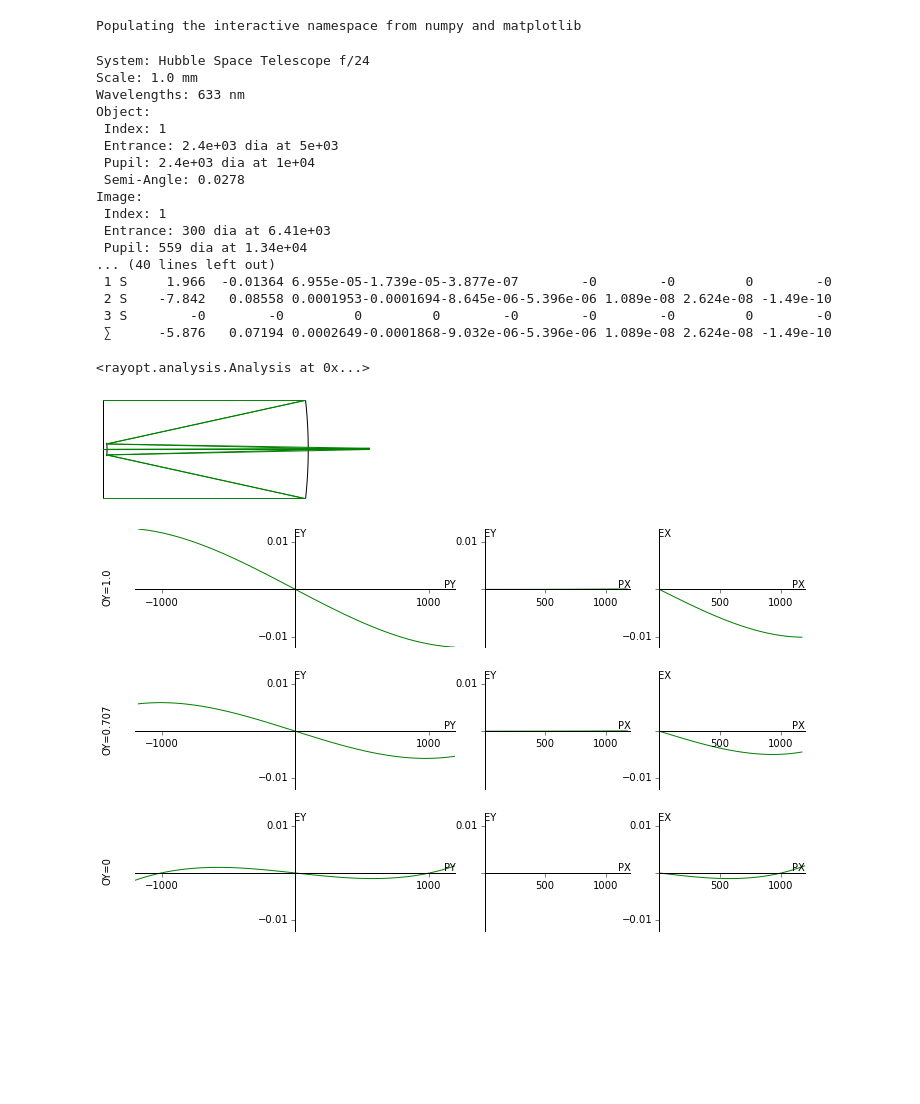
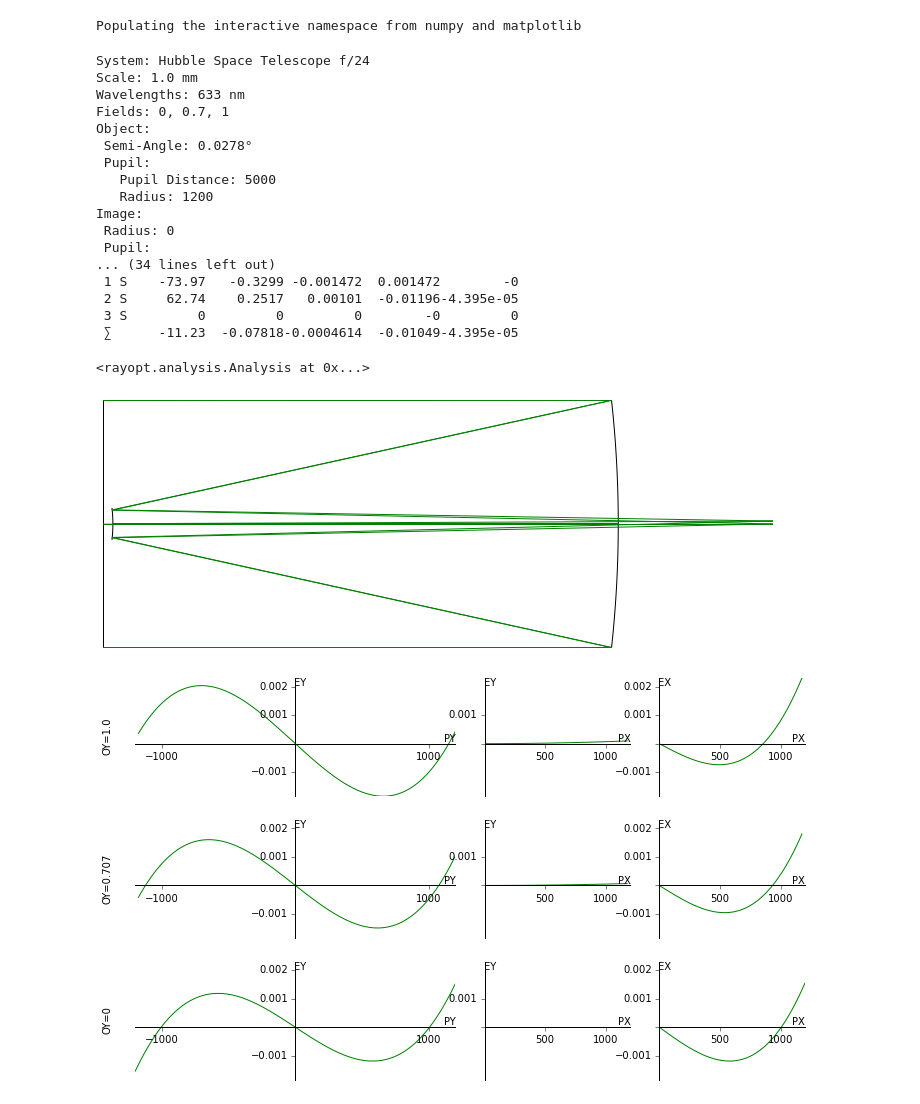
Before and after one commit to quartiq/rayopt-notebooks, a Jupyter notebook: hubble_space_telescope.ipynb, the cells around one changed output. Saved outputs shown, nothing was run; the diff lists cells and outputs as text; code cells hidden in the pictures; blank space fills up the shorter version.

```diff
--- a/hubble_space_telescope.ipynb
+++ b/hubble_space_telescope.ipynb
@@ -7,36 +7,38 @@ Populating the interactive namespace from numpy and matplotlib
 # %%
 s = System(description="Hubble Space Telescope f/24")
 s.wavelengths = [632.8e-9]
-s.object = InfiniteConjugate(angle_deg=100/60**2)
+s.object = InfiniteConjugate(angle_deg=100/60**2, pupil=dict(radius=1200))
 start = Spheroid(radius=1200., material=vacuum)
 m1 = Spheroid(roc=-11040., conic=-1.002299, radius=1200.,
               distance=5e3, material=mirror)
 # as built:
 # m1.conic = -1.0013236
 m2 = Spheroid(roc=1358., conic=-1.496, radius=150.,
               distance=-4906.072, material=mirror)
-end = Spheroid(roc=np.inf*-640., distance=1500 + m2.distance)
+end = Spheroid(distance=1500 + m2.distance)
+end.curvature = -1/640.
 s.extend([start, m1, m2, end])
+s.update()
 
 Analysis(s)
 # %% [output]
 System: Hubble Space Telescope f/24
 Scale: 1.0 mm
 Wavelengths: 633 nm
+Fields: 0, 0.7, 1
 Object:
- Index: 1
- Entrance: 2.4e+03 dia at 5e+03
- Pupil: 2.4e+03 dia at 1e+04
- Semi-Angle: 0.0278
+ Semi-Angle: 0.0278°
+ Pupil:
+   Pupil Distance: 5000
+   Radius: 1200
 Image:
- Index: 1
- Entrance: 300 dia at 6.41e+03
- Pupil: 559 dia at 1.34e+04
-... (40 lines left out)
- 1 S     1.966  -0.01364 6.955e-05-1.739e-05-3.877e-07        -0        -0         0        -0
- 2 S    -7.842   0.08558 0.0001953-0.0001694-8.645e-06-5.396e-06 1.089e-08 2.624e-08 -1.49e-10
- 3 S        -0        -0         0         0        -0        -0        -0         0        -0
- ∑      -5.876   0.07194 0.0002649-0.0001868-9.032e-06-5.396e-06 1.089e-08 2.624e-08 -1.49e-10
+ Radius: 0
+ Pupil:
+... (34 lines left out)
+ 1 S    -73.97   -0.3299 -0.001472  0.001472        -0
+ 2 S     62.74    0.2517   0.00101  -0.01196-4.395e-05
+ 3 S         0         0         0        -0         0
+ ∑      -11.23  -0.07818-0.0004614  -0.01049-4.395e-05
 <rayopt.analysis.Analysis at 0x...>
-[figure, old version]
+[figure, new version]
-[figure, old version]
+[figure, new version]
```
Also changed, not shown: parts of 1 cell of this notebook, 7 other files.
